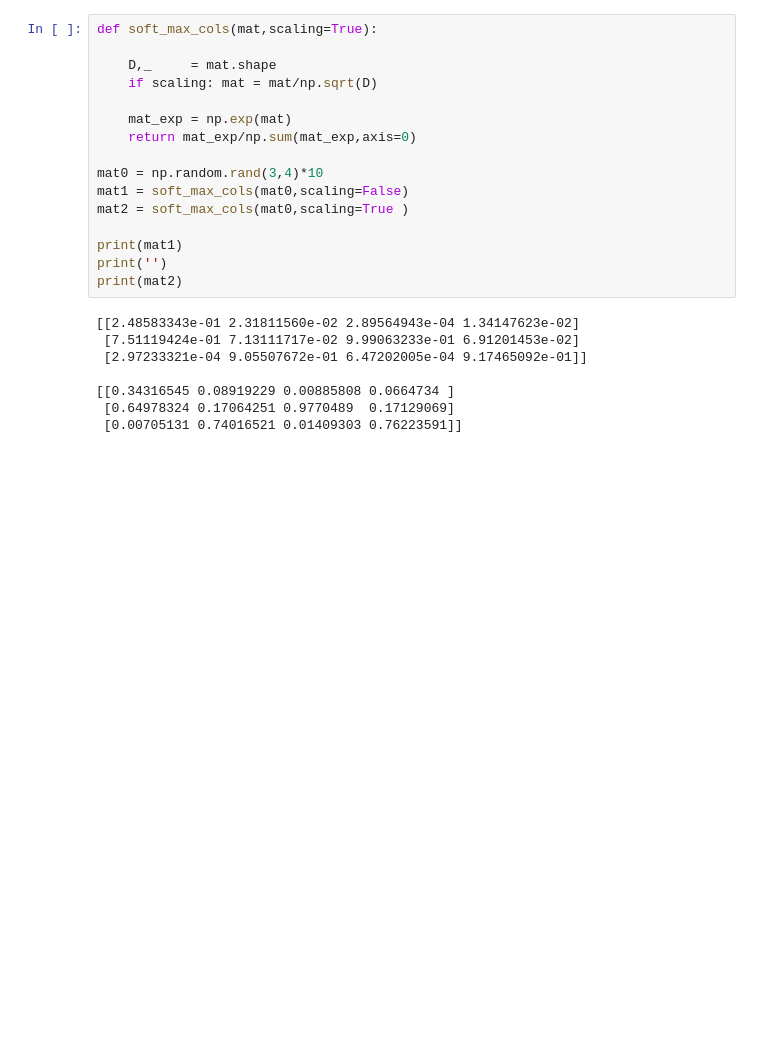
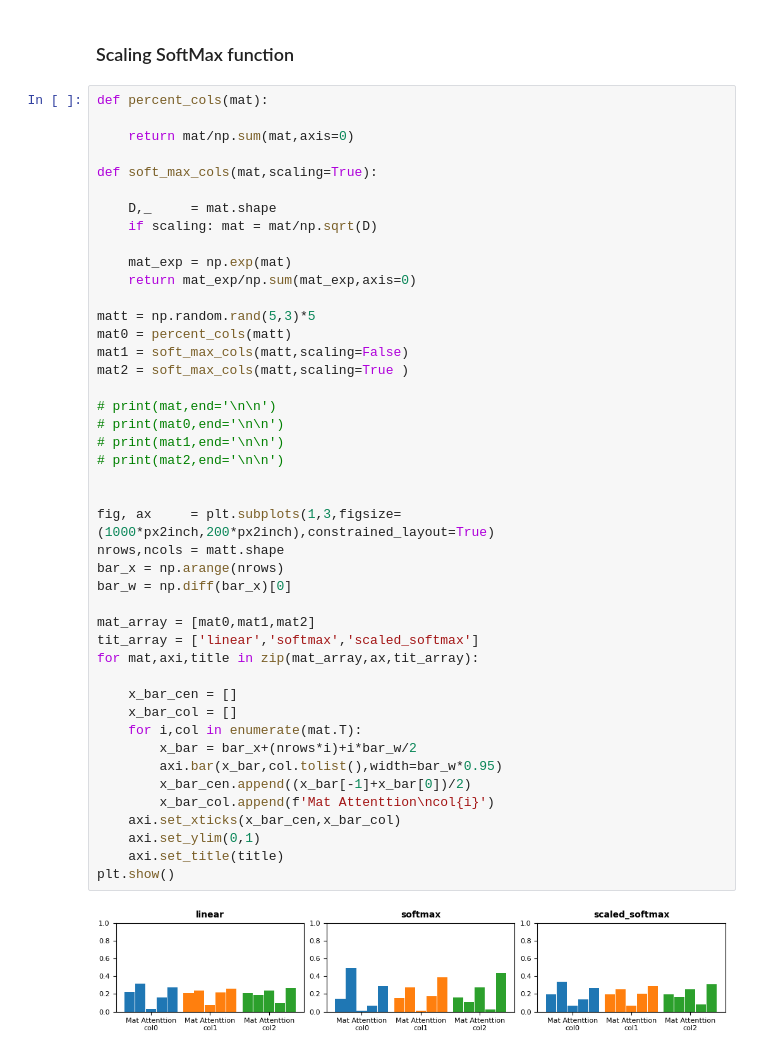
Before and after one commit to GenioSainz/Colab-Demos, a Jupyter notebook: scripts/Transformers.ipynb, the cells around one changed output. Drawn from its saved outputs; the diff is of its cells as text; blank space fills up the shorter version.

```diff
--- a/scripts/Transformers.ipynb
+++ b/scripts/Transformers.ipynb
@@ -100,24 +101,48 @@ SA [[-1.91485696 -1.96990542 -1.99524804]
-# %%
-def soft_max_cols(mat,scaling=True):
-
-    D,_     = mat.shape
-    if scaling: mat = mat/np.sqrt(D)
-
-    mat_exp = np.exp(mat)
-    return mat_exp/np.sum(mat_exp,axis=0)
-
-mat0 = np.random.rand(3,4)*10
-mat1 = soft_max_cols(mat0,scaling=False)
-mat2 = soft_max_cols(mat0,scaling=True )
-
-print(mat1)
-print('')
-print(mat2)
-# %% [output]
-[[2.48583343e-01 2.31811560e-02 2.89564943e-04 1.34147623e-02]
- [7.51119424e-01 7.13111717e-02 9.99063233e-01 6.91201453e-02]
- [2.97233321e-04 9.05507672e-01 6.47202005e-04 9.17465092e-01]]
-
-[[0.34316545 0.08919229 0.00885808 0.0664734 ]
- [0.64978324 0.17064251 0.9770489  0.17129069]
- [0.00705131 0.74016521 0.01409303 0.76223591]]
+# %% [markdown]
+### Scaling SoftMax function
+# %%
+def percent_cols(mat):
+
+    return mat/np.sum(mat,axis=0)
+
+def soft_max_cols(mat,scaling=True):
+
+    D,_     = mat.shape
+    if scaling: mat = mat/np.sqrt(D)
+
+    mat_exp = np.exp(mat)
+    return mat_exp/np.sum(mat_exp,axis=0)
+
+matt = np.random.rand(5,3)*5
+mat0 = percent_cols(matt)
+mat1 = soft_max_cols(matt,scaling=False)
+mat2 = soft_max_cols(matt,scaling=True )
+
+# print(mat,end='\n\n')
+# print(mat0,end='\n\n')
+# print(mat1,end='\n\n')
+# print(mat2,end='\n\n')
+
+
+fig, ax     = plt.subplots(1,3,figsize=(1000*px2inch,200*px2inch),constrained_layout=True)
+nrows,ncols = matt.shape
+bar_x = np.arange(nrows)
+bar_w = np.diff(bar_x)[0]
+
+mat_array = [mat0,mat1,mat2]
+tit_array = ['linear','softmax','scaled_softmax']
+for mat,axi,title in zip(mat_array,ax,tit_array):
+
+    x_bar_cen = []
+    x_bar_col = []
+    for i,col in enumerate(mat.T):
+        x_bar = bar_x+(nrows*i)+i*bar_w/2
+        axi.bar(x_bar,col.tolist(),width=bar_w*0.95)
+        x_bar_cen.append((x_bar[-1]+x_bar[0])/2)
+        x_bar_col.append(f'Mat Attenttion\ncol{i}')
+    axi.set_xticks(x_bar_cen,x_bar_col)
+    axi.set_ylim(0,1)
+    axi.set_title(title)
+plt.show()
+# %% [output]
+[figure, added]
```
Also changed, not shown: parts of 3 cells of this notebook, 2 other files.
